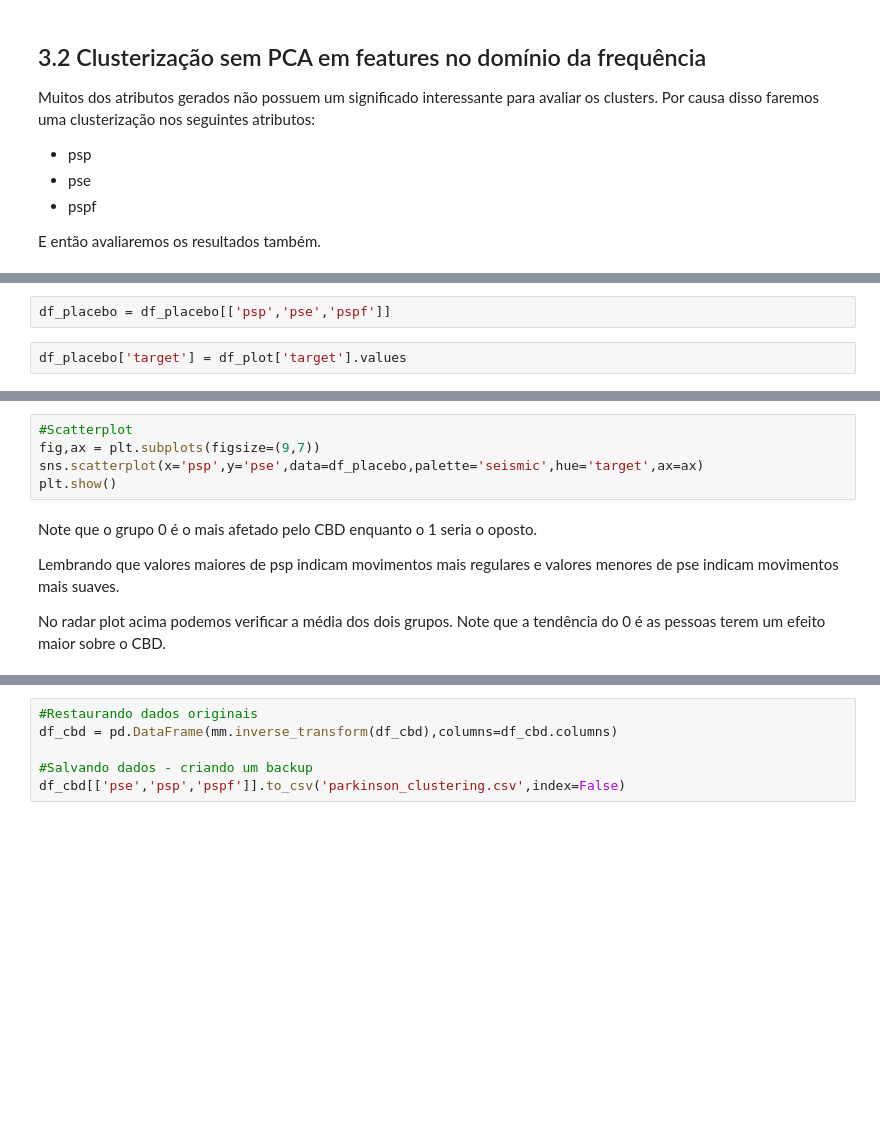
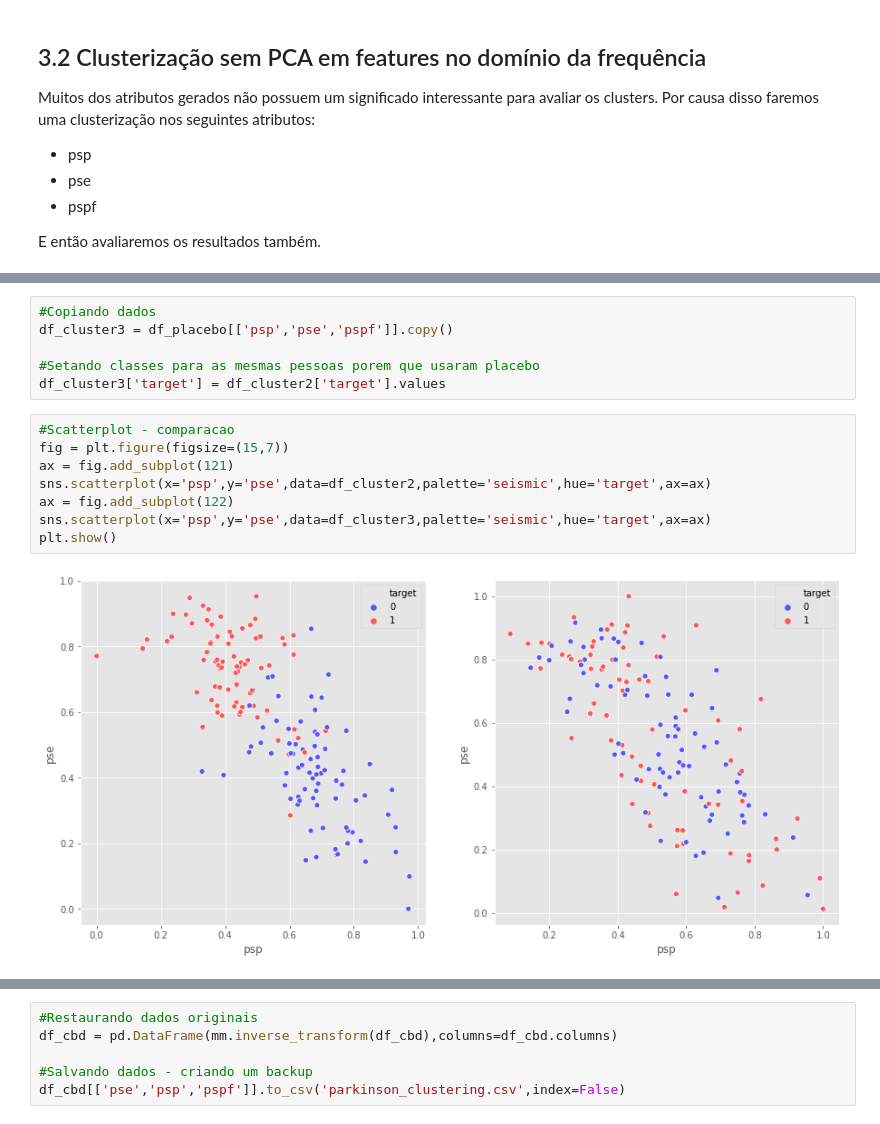
Before and after one commit to LucasSugi/data-science, a Jupyter notebook: AccelerometerAnalysisParkinsonsCannabidiol/Scripts/5-Clustering.ipynb, the cells around one changed output, grey strips where cells are left out. Cells and saved outputs as stored; diff of their text form; blank space fills up the shorter version.

```diff
--- a/AccelerometerAnalysisParkinsonsCannabidiol/Scripts/5-Clustering.ipynb
+++ b/AccelerometerAnalysisParkinsonsCannabidiol/Scripts/5-Clustering.ipynb
@@ -293,4 +326,0 @@ radar_plot(df_plot.groupby('target').mean())
-# %%
-df_placebo = df_placebo[['psp','pse','pspf']]
-# %%
-df_placebo['target'] = df_plot['target'].values
@@ -297,11 +335,16 @@ df_placebo['target'] = df_plot['target'].values
+# %%
+#Copiando dados
+df_cluster3 = df_placebo[['psp','pse','pspf']].copy()
+
+#Setando classes para as mesmas pessoas porem que usaram placebo
+df_cluster3['target'] = df_cluster2['target'].values
 # %%
-#Scatterplot
-fig,ax = plt.subplots(figsize=(9,7))
-sns.scatterplot(x='psp',y='pse',data=df_placebo,palette='seismic',hue='target',ax=ax)
+#Scatterplot - comparacao
+fig = plt.figure(figsize=(15,7))
+ax = fig.add_subplot(121)
+sns.scatterplot(x='psp',y='pse',data=df_cluster2,palette='seismic',hue='target',ax=ax)
+ax = fig.add_subplot(122)
+sns.scatterplot(x='psp',y='pse',data=df_cluster3,palette='seismic',hue='target',ax=ax)
 plt.show()
+# %% [output]
+[figure, added]
-# %% [markdown]
-Note que o grupo 0 é o mais afetado pelo CBD enquanto o 1 seria o oposto.
-
-Lembrando que valores maiores de psp indicam movimentos mais regulares e valores menores de pse indicam movimentos mais suaves.
-
-No radar plot acima podemos verificar a média dos dois grupos. Note que a tendência do 0 é as pessoas terem um efeito maior sobre o CBD.
```
Also changed, not shown: parts of 19 cells of this notebook.
